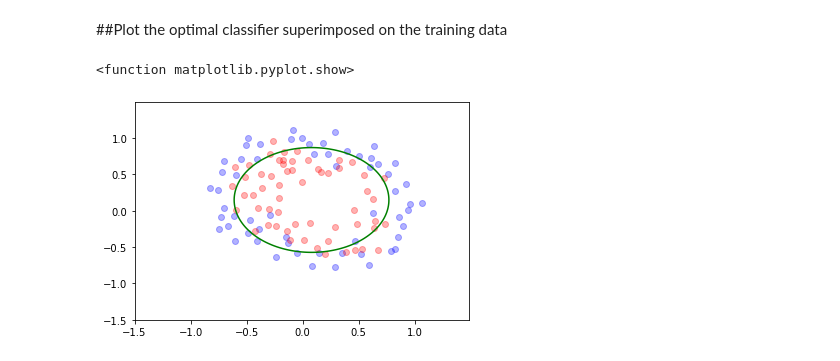
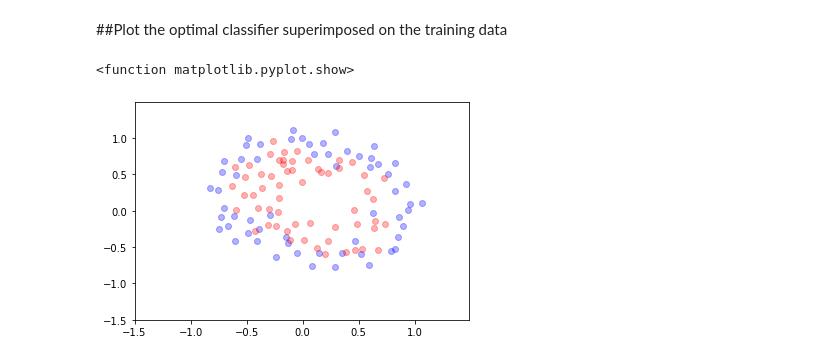
Before and after one commit to pithesun/machine_learning_cl, a Jupyter notebook: non_lg_reg_bi_class_w_ge.ipynb, the cells around one changed output. Saved outputs shown, nothing was run; the diff lists cells and outputs as text; code cells hidden in the pictures.

```diff
--- a/non_lg_reg_bi_class_w_ge.ipynb
+++ b/non_lg_reg_bi_class_w_ge.ipynb
@@ -156,12 +164,12 @@ $$
 # %%
 ## setting for GD
 Theta = np.ones((10,10))
-alpha = 0.1
+alpha = 0.01
 lmb1 = 1000
 lmb2 = 10000
-lmb3 = 10
+lmb3 = 10 # just right
 
-itr = 5000
+itr = 1000
 list_thetas = np.zeros((itr, len(Theta)*len(Theta)))
 list_J      = np.zeros(itr)
 list_accuracy = np.zeros(itr)
@@ -174,8 +182,9 @@ a = a.flatten()
 b = b.flatten()
 
 for loop in np.arange(itr):
-  f= open('output-1000-1.log','a')
-  cost = J(Theta, x, y,lmb1)
+  #f= open('output-1000-1.log','a')
+  #print(Theta)
+  cost = J(Theta, x, y,lmb3)
   list_J[loop] = cost
   accuracy = cal_accuracy(Theta, x,y)
   list_accuracy[loop] = accuracy
@@ -186,14 +195,15 @@ for loop in np.arange(itr):
   Theta[0][0] = temp0
   for i,j in zip(a,b):
     if (i != 0 and j != 0):
-      temp1 = Theta[j][i]*(1-alpha*lmb1/len(label)) - alpha *((1/len(label))*np.sum((hypo(Theta,x, y)-label)*(x**i)*(y**j)) - lmb1/len(label)*Theta[j][i])
+      temp1 = Theta[j][i] - alpha *((1/len(label))*np.sum((hypo(Theta,x, y)-label)*(x**i)*(y**j)) + lmb3*Theta[j][i])
+      #print(temp1)
       Theta[j][i] = temp1
-      list_thetas[loop][j*10+i] = temp1
+      list_thetas[loop][j*10+j] = temp1
 
-  print("iteration : ", loop, file=f)
-  print("accuracy", accuracy,  file=f)
-  print("cost : ", cost,  file=f)
-  #for i,j in zip(a,b):
-  #  print("theta:", j*10+i," ", Theta[j][i], end = ' ',  file=f)
-  print("\n", file=f)
-  f.close()
+  print("iteration : ", loop)
+  print("accuracy", accuracy)
+  print("cost : ", cost)
+  for i,j in zip(a,b):
+    print("theta:", j*10+i," ", Theta[j][i], end = ' ')
+  print("\n")
+  #f.close()
@@ -247,12 +273,13 @@ final accurary : 80.5%
 # %%
 ax_x = np.arange(-1.5,1.5, 0.01)
 ax_y = np.arange(-1.5,1.5, 0.01)
 x_g, y_g = np.meshgrid(ax_x, ax_y)
-plt.contour(x_g, y_g, boundary(th0, th1, th2, th3, th4, x_g, y_g), [0], colors = 'green')
+
+plt.contour(x_g, y_g, boundary(Theta, x_g, y_g), [0], colors = 'green')
 plt.scatter(pointX0, pointY0, alpha=0.3, c='b')
 plt.scatter(pointX1, pointY1, alpha=0.3, c='r')
 
 plt.show
 # %% [output]
 <function matplotlib.pyplot.show>
-[figure, old version]
+[figure, new version]
```
Also changed, not shown: parts of 11 cells of this notebook.
